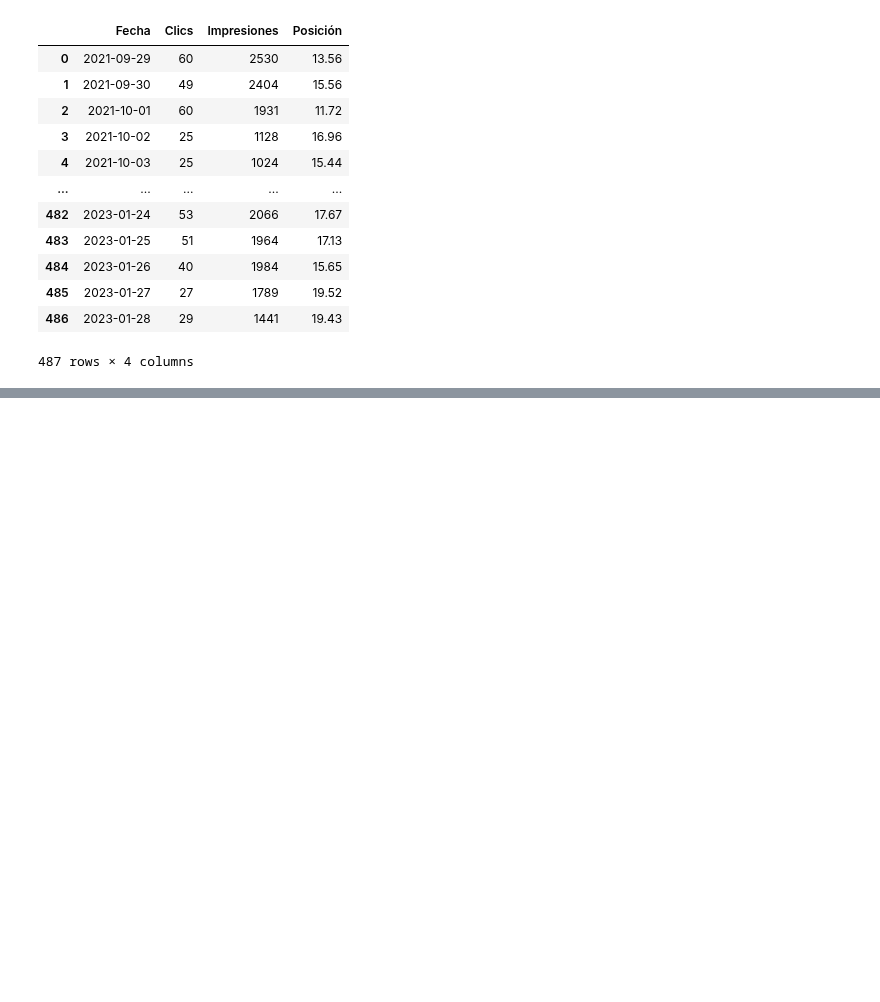
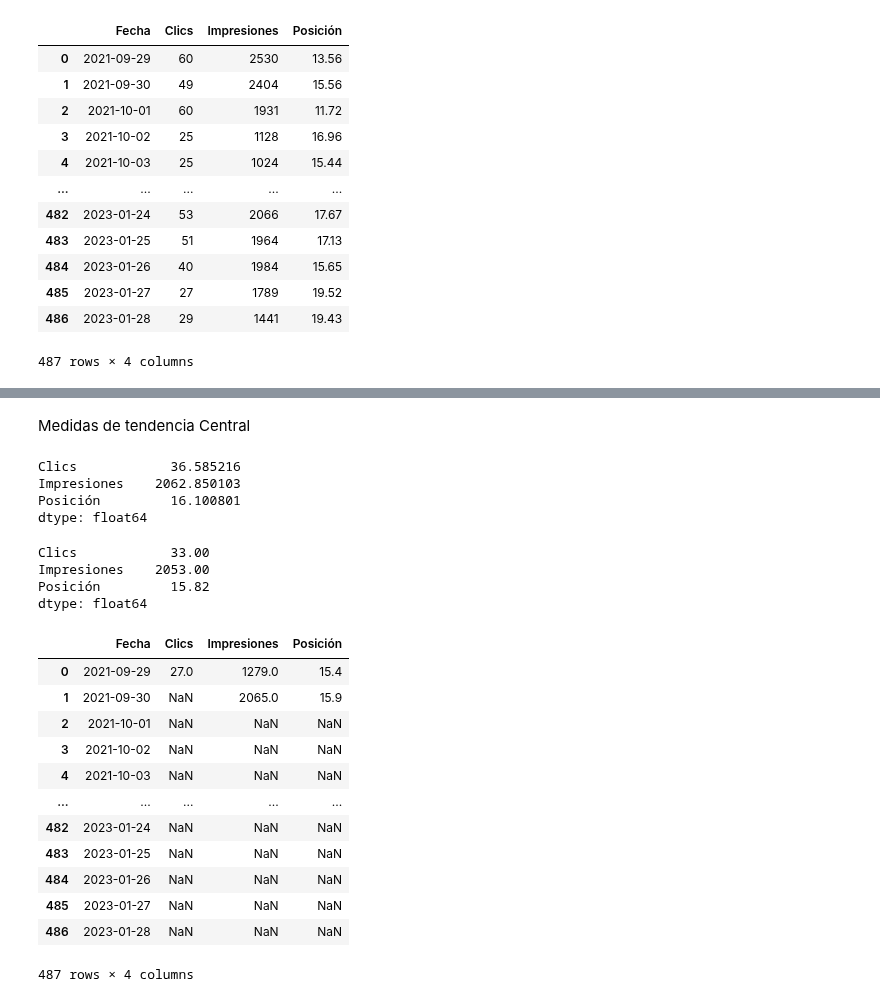
Before and after one commit to alexpin/Curso-Python, a Jupyter notebook: EDA/IFA.ipynb, the cells around one changed output, grey strips where cells are left out. Saved outputs shown, nothing was run; the diff lists cells and outputs as text; code cells hidden in the pictures; blank space fills up the shorter version.

```diff
--- a/EDA/IFA.ipynb
+++ b/EDA/IFA.ipynb
@@ -80,0 +159,34 @@ df
+# %% [markdown]
+Medidas de tendencia Central
+# %%
+
+df.mean()
+# %% [output]
+Clics            36.585216
+Impresiones    2062.850103
+Posición         16.100801
+dtype: float64
+# %%
+df.median()
+# %% [output]
+Clics            33.00
+Impresiones    2053.00
+Posición         15.82
+dtype: float64
+# %%
+
+df.mode()
+# %% [output]
+|  | Fecha | Clics | Impresiones | Posición |
+| 0 | 2021-09-29 | 27.0 | 1279.0 | 15.4 |
+| 1 | 2021-09-30 | NaN | 2065.0 | 15.9 |
+| 2 | 2021-10-01 | NaN | NaN | NaN |
+| 3 | 2021-10-02 | NaN | NaN | NaN |
+| 4 | 2021-10-03 | NaN | NaN | NaN |
+| ... | ... | ... | ... | ... |
+| 482 | 2023-01-24 | NaN | NaN | NaN |
+| 483 | 2023-01-25 | NaN | NaN | NaN |
+| 484 | 2023-01-26 | NaN | NaN | NaN |
+| 485 | 2023-01-27 | NaN | NaN | NaN |
+| 486 | 2023-01-28 | NaN | NaN | NaN |
+487 rows × 4 columns
```
Also changed, not shown: parts of 13 cells of this notebook.
